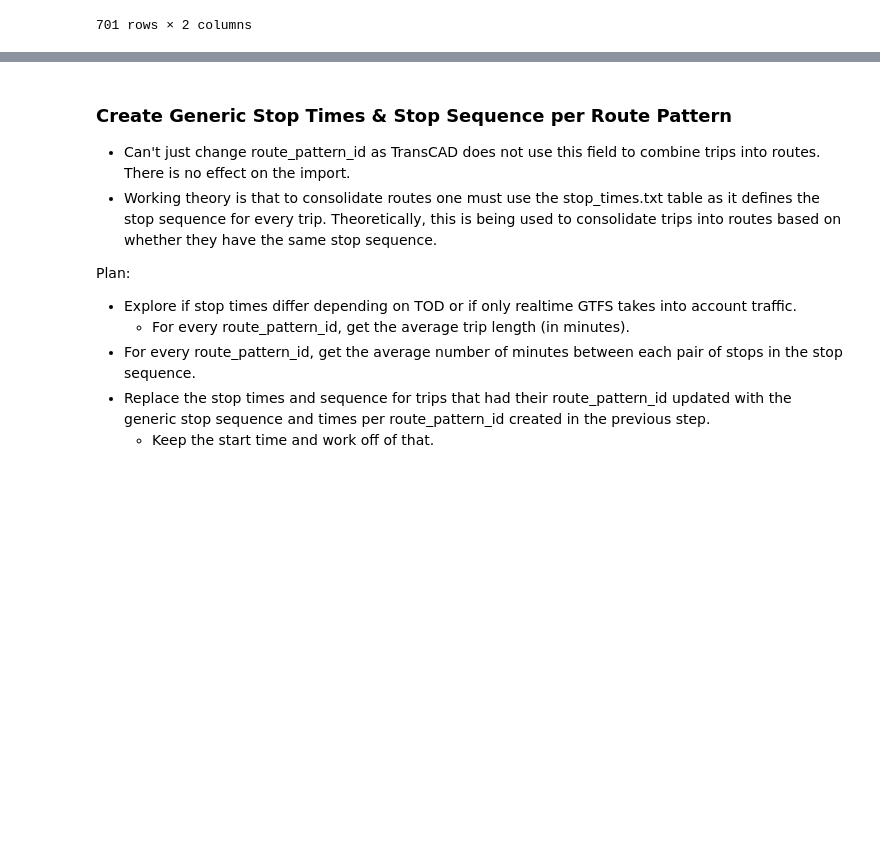
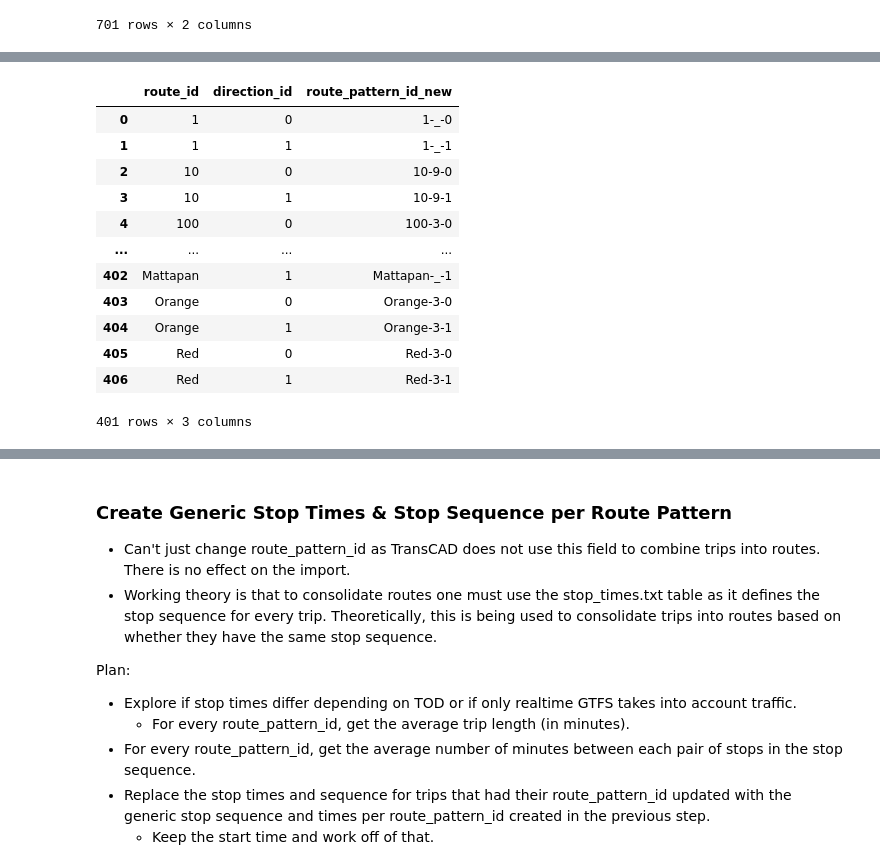
Before and after one commit to mmatkinson7/gtfs_transcad_prep, a Jupyter notebook: gtfs_consolidation_tod.ipynb, the cells around one changed output, grey strips where cells are left out. Cells and saved outputs as stored; diff of their text form; code cells hidden in the pictures; blank space fills up the shorter version.

```diff
--- a/gtfs_consolidation_tod.ipynb
+++ b/gtfs_consolidation_tod.ipynb
@@ -506,0 +243,27 @@ gtfsfeeds_dfs.trips = trips_update4
+# %%
+# get the number of trips per R/D & rpid
+day_rpid2 = tod_trips2.groupby(by=['route_id','direction_id','route_pattern_id']).agg({'trip_id':'nunique'})
+day_rpid2 = day_rpid2.rename(columns = {'trip_id':'daily_trips'}).reset_index()
+
+    # for each R/D, select just the route_pattern_id with the most daily trips
+max_rpid2 = day_rpid2.groupby(by=['route_id','direction_id']).apply(lambda g: g[g['daily_trips'] == g['daily_trips'].max()])[['route_pattern_id','daily_trips']].reset_index()
+max_rpid2 = max_rpid2[['route_id','direction_id','route_pattern_id']].rename(columns = {'route_pattern_id':'route_pattern_id_new'})
+
+# because there are several cases where the max is held by two different route_pattern_ids, chose one arbitrarily
+max_rpid2 = max_rpid2.drop_duplicates(subset=['route_id','direction_id'])
+
+max_rpid2
+# %% [output]
+|  | route_id | direction_id | route_pattern_id_new |
+| 0 | 1 | 0 | 1-_-0 |
+| 1 | 1 | 1 | 1-_-1 |
+| 2 | 10 | 0 | 10-9-0 |
+| 3 | 10 | 1 | 10-9-1 |
+| 4 | 100 | 0 | 100-3-0 |
+| ... | ... | ... | ... |
+| 402 | Mattapan | 1 | Mattapan-_-1 |
+| 403 | Orange | 0 | Orange-3-0 |
+| 404 | Orange | 1 | Orange-3-1 |
+| 405 | Red | 0 | Red-3-0 |
+| 406 | Red | 1 | Red-3-1 |
+401 rows × 3 columns
```
Also changed, not shown: parts of 57 cells of this notebook.
